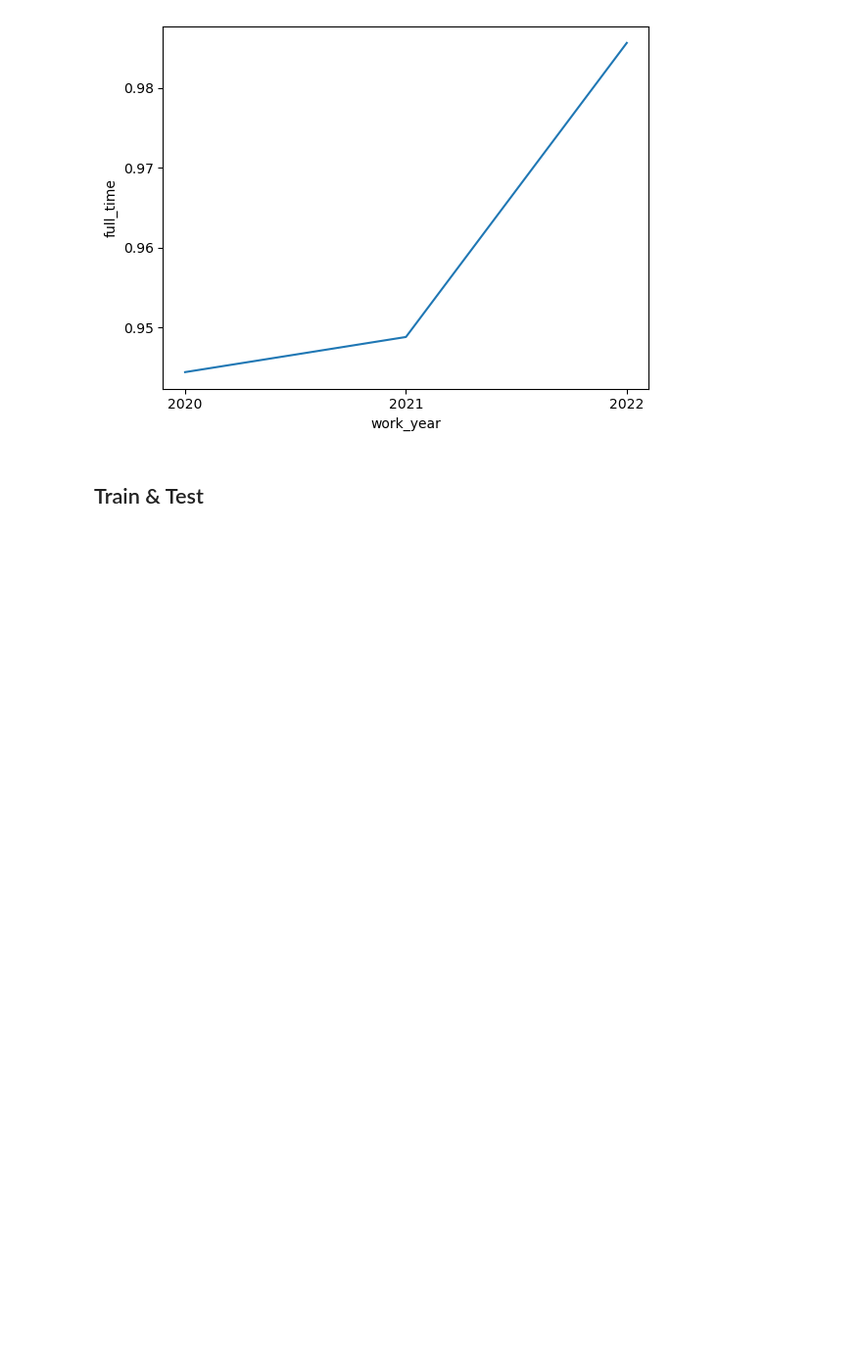
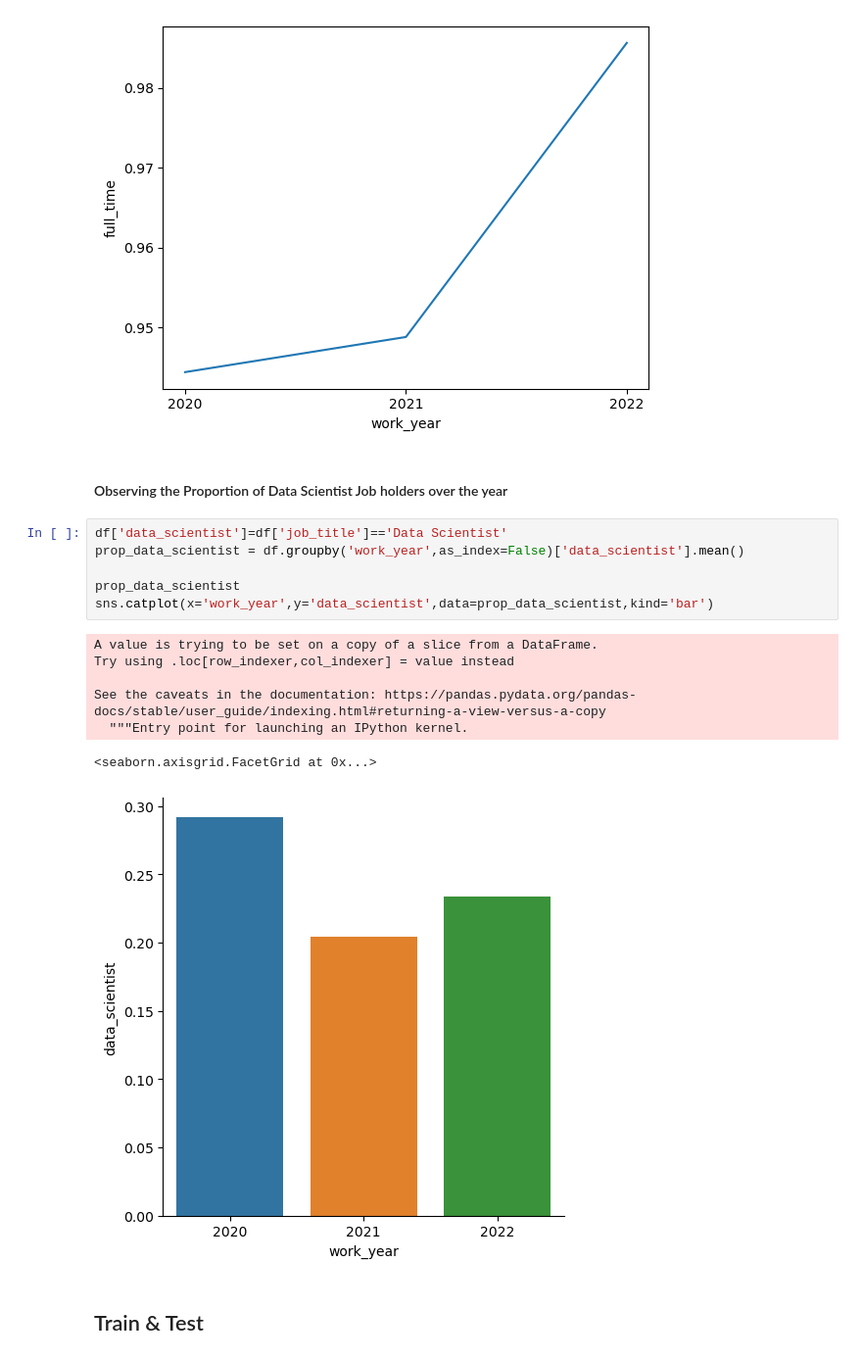
Before and after one commit to sha2992/DataProject, a Jupyter notebook: data-science-jobs-salary-insights.ipynb, the cells around one changed output. Shown: that part at 98% size. Saved outputs shown, nothing was run; the diff lists cells and outputs as text; blank space fills up the shorter version.

Commit message:
Kaggle Notebook | Data Science Jobs' Salary Insights | Version 8

```diff
--- a/data-science-jobs-salary-insights.ipynb
+++ b/data-science-jobs-salary-insights.ipynb
@@ -219,6 +219,22 @@ See the caveats in the documentation: https://pandas.pydata.org/pandas-docs/stab
   """Entry point for launching an IPython kernel.
 <AxesSubplot:xlabel='work_year', ylabel='full_time'>
 [figure]
+# %% [markdown]
+#### Observing the Proportion of Data Scientist Job holders over the year
+# %%
+df['data_scientist']=df['job_title']=='Data Scientist'
+prop_data_scientist = df.groupby('work_year',as_index=False)['data_scientist'].mean()
+
+prop_data_scientist
+sns.catplot(x='work_year',y='data_scientist',data=prop_data_scientist,kind='bar')
+# %% [output]
+A value is trying to be set on a copy of a slice from a DataFrame.
+Try using .loc[row_indexer,col_indexer] = value instead
+
+See the caveats in the documentation: https://pandas.pydata.org/pandas-docs/stable/user_guide/indexing.html#returning-a-view-versus-a-copy
+  """Entry point for launching an IPython kernel.
+<seaborn.axisgrid.FacetGrid at 0x...>
+[figure, added]
 # %% [markdown]
 ## Train & Test
 # %%
```
Also changed, not shown: parts of 2 cells of this notebook.
